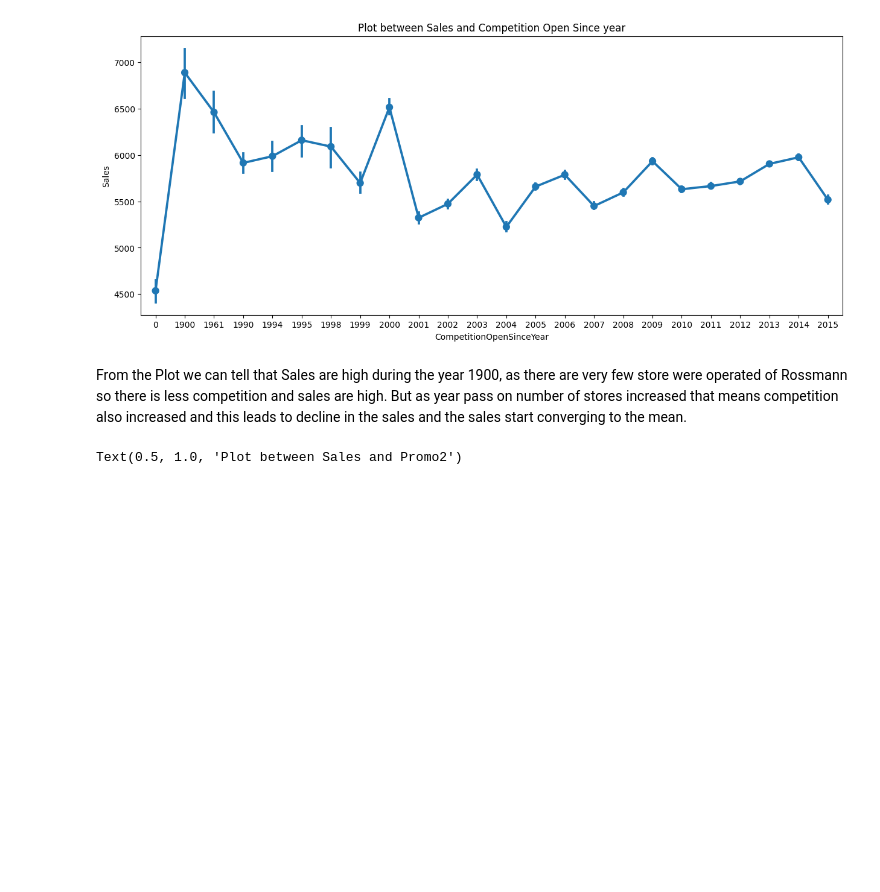
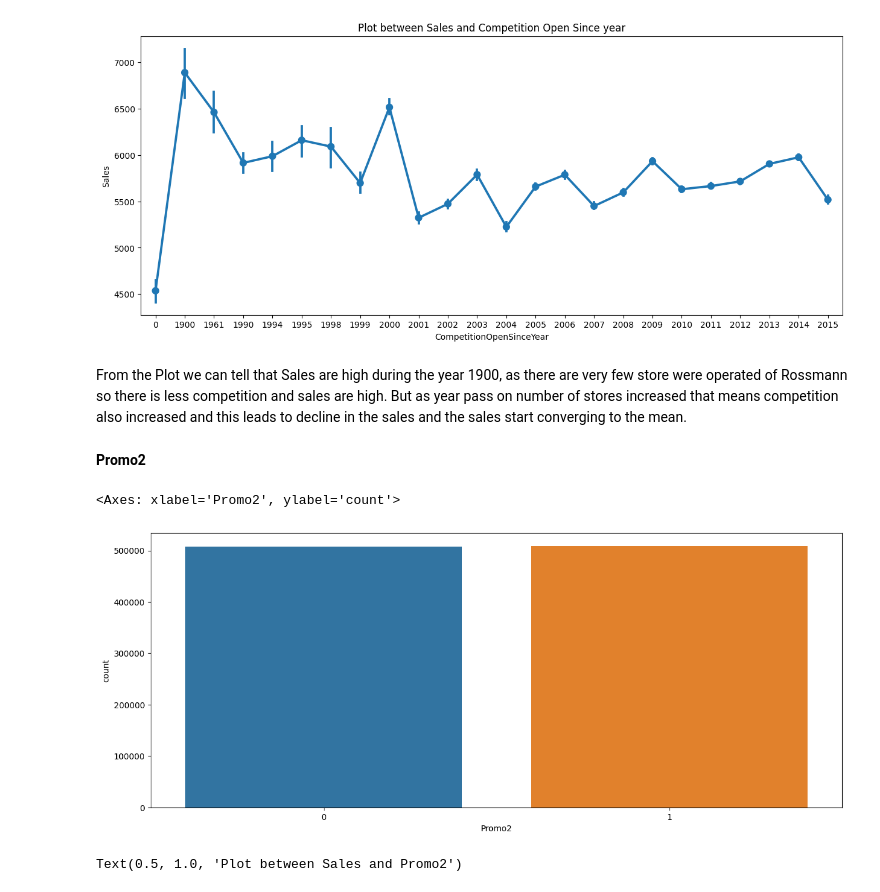
Before and after one commit to SaamarthMeston/Capstone-Project-2---Rossmann-s-sales-prediction, a Jupyter notebook: Rossmann_Sales_Prediction_Capstone_Project.ipynb, the cells around one changed output. Drawn from its saved outputs; the diff is of its cells as text; code cells hidden in the pictures; blank space fills up the shorter version.

```diff
--- a/Rossmann_Sales_Prediction_Capstone_Project.ipynb
+++ b/Rossmann_Sales_Prediction_Capstone_Project.ipynb
@@ -747,6 +707,14 @@ Text(0.5, 1.0, 'Plot between Sales and Competition Open Since year')
 [figure]
 # %% [markdown]
 From the Plot we can tell that Sales are high during the year 1900, as there are very few store were operated of Rossmann so there is less competition and sales are high. But as year pass on number of stores increased that means competition also increased and this leads to decline in the sales and the sales start converging to the mean.
+# %% [markdown]
+**Promo2**
+# %%
+plt.figure(figsize=(15,6))
+sns.countplot(x= 'Promo2', data=Full_Df)
+# %% [output]
+<Axes: xlabel='Promo2', ylabel='count'>
+[figure, added]
 # %%
 plt.figure(figsize=(15,6))
 sns.barplot(x= 'Promo2', y= 'Sales', data=Full_Df)
```
Also changed, not shown: parts of 18 cells of this notebook.
